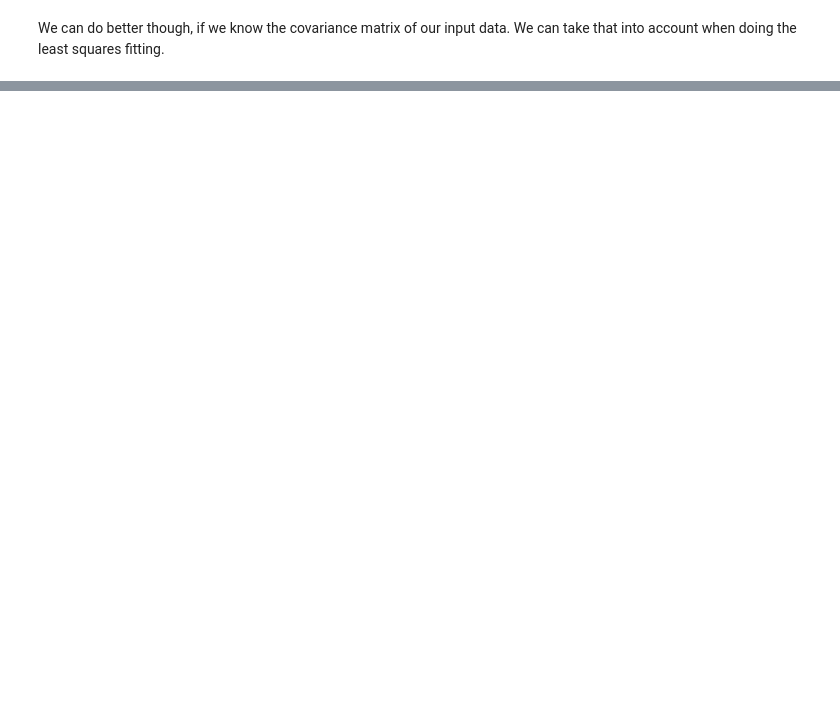
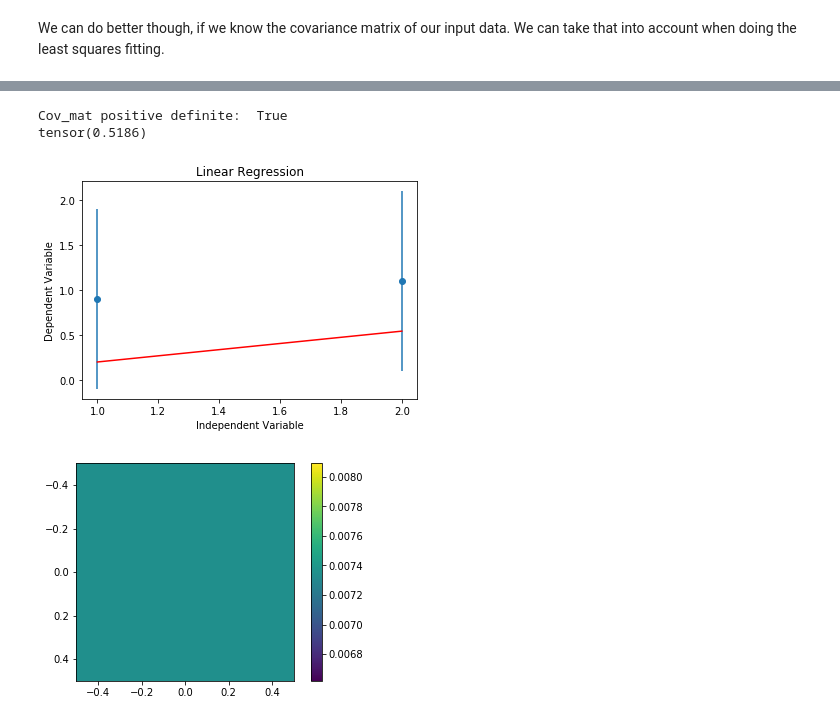
Before and after one commit to Vestaia/DSP, a Jupyter notebook: fitting/Python/Covariance Least Squares.ipynb, the cells around one changed output, grey strips where cells are left out. Saved outputs shown, nothing was run; the diff lists cells and outputs as text; code cells hidden in the pictures; blank space fills up the shorter version.

```diff
--- a/fitting/Python/Covariance Least Squares.ipynb
+++ b/fitting/Python/Covariance Least Squares.ipynb
@@ -112,0 +291,46 @@ tensor(1.1457)
+# %%
+%matplotlib inline
+
+x_data = torch.Tensor([1,2])
+y_data = torch.Tensor([0.9,1.1])
+
+basis = [exp]
+
+var1 = 1
+var2 = 1
+var12 = 0.9
+cov_mat = torch.Tensor([[var1, var12],[var12, var2]])
+inv_cov_mat = torch.inverse(cov_mat)
+
+print("Cov_mat positive definite: ",is_pos_def(cov_mat.numpy()))
+
+design_mat = design_matrix(x_data, basis)
+pseudo_inv = torch.inverse(design_mat.T @ inv_cov_mat @ design_mat) @ design_mat.T @ inv_cov_mat
+
+fit_params = ls_fit(x_data, y_data, pseudo_inv)
+
+fit = torch.sum(design_mat * fit_params, dim=1)
+
+chisq = chi_sq(y_data, fit_params, design_mat, inv_cov_mat)
+print(chisq)
+
+plt.errorbar(x_data, y_data, yerr=torch.sqrt(torch.diagonal(cov_mat)).numpy(), fmt='o')
+plt.plot(x_data, fit,'r')
+
+plt.xlabel("Independent Variable")
+plt.ylabel("Dependent Variable")
+plt.title("Linear Regression")
+
+plt.savefig("linear_regression_sample.png",dpi=400)
+plt.show()
+
+fit_params_cov_mat = pseudo_inv @ (cov_mat @ pseudo_inv.T)
+
+img = plt.imshow(fit_params_cov_mat)
+plt.colorbar(img)
+plt.show()
+# %% [output]
+Cov_mat positive definite:  True
+tensor(0.5186)
+[figure, added]
+[figure, added]
```
Also changed, not shown: parts of 10 cells of this notebook.
